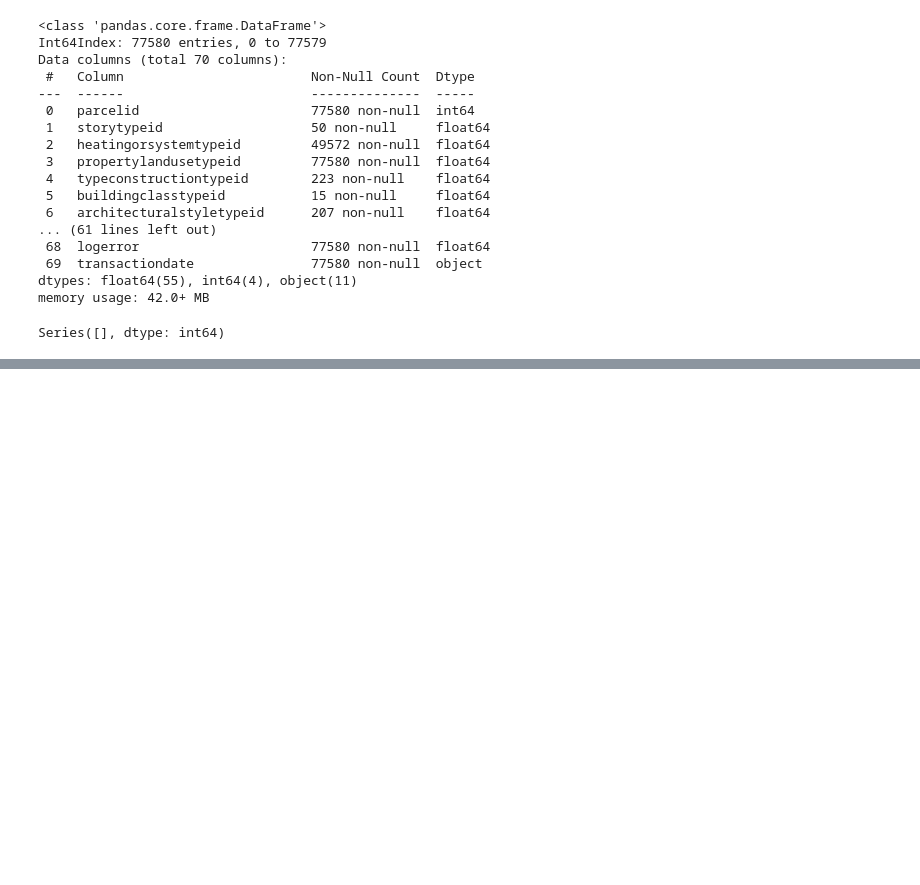
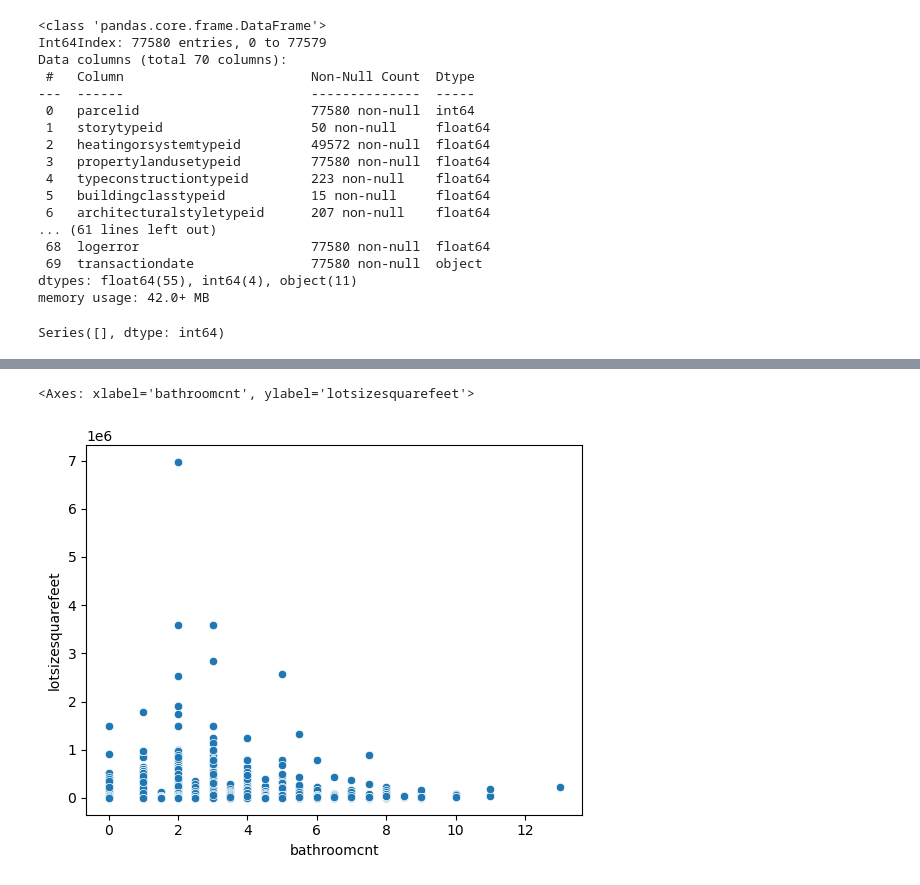
Before and after one commit to Alfred-W-S-Pirovits-Jr/clustering-exercises, a Jupyter notebook: new_notebook.ipynb, the cells around one changed output, grey strips where cells are left out. Drawn from its saved outputs; the diff is of its cells as text; code cells hidden in the pictures; blank space fills up the shorter version.

```diff
--- a/new_notebook.ipynb
+++ b/new_notebook.ipynb
@@ -139,0 +510,5 @@ zillow_drop
+# %%
+sns.scatterplot(data=z, x='bathroomcnt', y='lotsizesquarefeet') #No relations
+# %% [output]
+<Axes: xlabel='bathroomcnt', ylabel='lotsizesquarefeet'>
+[figure, added]
```
Also changed, not shown: parts of 44 cells of this notebook.
